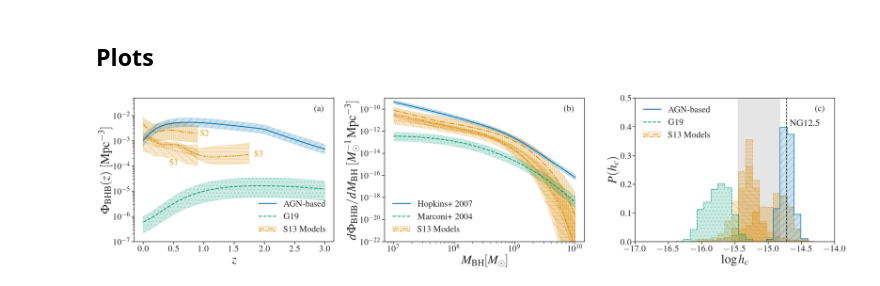
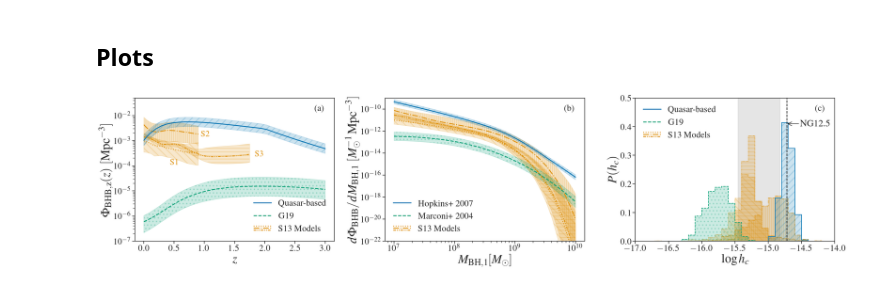
Before and after one commit to jacaseyclyde/multimessenger_smbhbs, a Jupyter notebook: notebooks/1. Constructing Binary Populations.ipynb, the cells around one changed output. Drawn from its saved outputs; the diff is of its cells as text; code cells hidden in the pictures.

```diff
--- a/notebooks/1. Constructing Binary Populations.ipynb
+++ b/notebooks/1. Constructing Binary Populations.ipynb
@@ -2165,3 +2210,3 @@ $\displaystyle \Phi_{\rm{BHB}, 0} = (1.1^{+0.9}_{-0.7}) \times 10^{-7.0}\;\rm{Mp
 # %%
-G19_local_bhmf = trapz(G19_bhb_population, z_range, axis=1) / (np.log(10) * (10 ** log_m_chirp_range[:, np.newaxis]))
-G19_local_bhmf_q = np.quantile(G19_local_bhmf, q=[.16, .5, .84], axis=-1)
+G19_total_bhmf = trapz(G19_bhb_population, z_range, axis=1) / (np.log(10) * (10 ** log_m_chirp_range[:, np.newaxis]))
+G19_total_bhmf_q = np.quantile(G19_total_bhmf, q=[.16, .5, .84], axis=-1)
@@ -2241,3 +2291,3 @@ $\displaystyle \Phi_{\rm{BHB}, 0, \rm{S1}} = (9.6^{+17.0}_{-6.7}) \times 10^{-5.
 # %%
-S1_local_bhmf = trapz(trapz(S1_bhb_population, q_range, axis=2), z_range_borch, axis=1) / (np.log(10) * (10 ** log_m_bh_range[:, np.newaxis]))
-S1_local_bhmf_q = np.quantile(S1_local_bhmf, q=[.16, .5, .84], axis=-1)
+S1_total_bhmf = trapz(trapz(S1_bhb_population, q_range, axis=2), z_range_borch, axis=1) / (np.log(10) * (10 ** log_m_bh_range[:, np.newaxis]))
+S1_total_bhmf_q = np.quantile(S1_total_bhmf, q=[.16, .5, .84], axis=-1)
@@ -2316,3 +2371,3 @@ $\displaystyle \Phi_{\rm{BHB}, 0, \rm{S2}} = (9.0^{+9.1}_{-6.1}) \times 10^{-4.0
 # %%
-S2_local_bhmf = trapz(trapz(S2_bhb_population, q_range, axis=2), z_range_drory, axis=1) / (np.log(10) * (10 ** log_m_bh_range[:, np.newaxis]))
-S2_local_bhmf_q = np.quantile(S2_local_bhmf, q=[.16, .5, .84], axis=-1)
+S2_total_bhmf = trapz(trapz(S2_bhb_population, q_range, axis=2), z_range_drory, axis=1) / (np.log(10) * (10 ** log_m_bh_range[:, np.newaxis]))
+S2_total_bhmf_q = np.quantile(S2_total_bhmf, q=[.16, .5, .84], axis=-1)
@@ -2391,3 +2451,3 @@ $\displaystyle \Phi_{\rm{BHB}, 0, \rm{S3}} = (1.7^{+0.7}_{-0.5}) \times 10^{-4.0
 # %%
-S3_local_bhmf = trapz(trapz(S3_bhb_population, q_range, axis=2), z_range_ilbert, axis=1) / (np.log(10) * (10 ** log_m_bh_range[:, np.newaxis]))
-S3_local_bhmf_q = np.quantile(S3_local_bhmf, q=[.16, .5, .84], axis=-1)
+S3_total_bhmf = trapz(trapz(S3_bhb_population, q_range, axis=2), z_range_ilbert, axis=1) / (np.log(10) * (10 ** log_m_bh_range[:, np.newaxis]))
+S3_total_bhmf_q = np.quantile(S3_total_bhmf, q=[.16, .5, .84], axis=-1)
@@ -2514,36 +2579,37 @@ ax[0].fill_between(z_range, differential_number_density_q[0], differential_numbe
 m1, = ax[0].plot(z_range, differential_number_density_q[1], color=cs[0], linewidth=3, linestyle='-')
 
 ax[0].set_yscale('log')
-ax[0].set_ylabel(r'$\Phi_{\rm{BHB}}(z)\ [\rm{Mpc}^{-3}]$', fontsize=label_fsize)
+ax[0].set_ylabel(r'$\Phi_{\rm{BHB}, z}(z)\ [\rm{Mpc}^{-3}]$', fontsize=label_fsize)
 ax[0].set_xlabel(r'$z$', fontsize=label_fsize)
 # ax[0].set_ylim((10 ** (log_nz_i_l_kw_fid_min - 1), 10 ** (log_nz_i_l_kw_fid_max + 1)))
 ax[0].set_ylim(top=5e-2, bottom=1e-7)
 
-ax[0].legend([m1, m2, (s1, s2, s3)], ['AGN-based', 'G19', 'S13 Models'], numpoints=1,
+ax[0].legend([m1, m2, (s1, s2, s3)], ['Quasar-based', 'G19', 'S13 Models'], numpoints=1,
              handler_map={tuple: HandlerTupleVertical(ndivide=None)}, loc='lower right', frameon=False, fontsize=legend_fsize)
 
 ax[0].text(.95, .95, '(a)', fontsize=legend_fsize, verticalalignment='top', horizontalalignment='right', transform=ax[0].transAxes)
 
-ax[1].fill_between(10 ** log_m_bh_range, S1_local_bhmf_q[0], S1_local_bhmf_q[2], color=cs[1], alpha=.2, hatch='\\')
-s1, = ax[1].plot(10 ** log_m_bh_range, S1_local_bhmf_q[1], color=cs[1],
+ax[1].fill_between(10 ** log_m_bh_range, S1_total_bhmf_q[0], S1_total_bhmf_q[2], color=cs[1], alpha=.2, hatch='\\')
+s1, = ax[1].plot(10 ** log_m_bh_range, S1_total_bhmf_q[1], color=cs[1],
                  linewidth=3, linestyle=':')
-ax[1].fill_between(10 ** log_m_bh_range, S2_local_bhmf_q[0], S2_local_bhmf_q[2], color=cs[1], alpha=.2, hatch='||')
-s2, = ax[1].plot(10 ** log_m_bh_range, S2_local_bhmf_q[1], color=cs[1],
+ax[1].fill_between(10 ** log_m_bh_range, S2_total_bhmf_q[0], S2_total_bhmf_q[2], color=cs[1], alpha=.2, hatch='||')
+s2, = ax[1].plot(10 ** log_m_bh_range, S2_total_bhmf_q[1], color=cs[1],
                  linewidth=3, linestyle='-.')
-ax[1].fill_between(10 ** log_m_bh_range, S3_local_bhmf_q[0], S3_local_bhmf_q[2], color=cs[1], alpha=.2, hatch='-')
-s3, = ax[1].plot(10 ** log_m_bh_range, S3_local_bhmf_q[1], color=cs[1],
+ax[1].fill_between(10 ** log_m_bh_range, S3_total_bhmf_q[0], S3_total_bhmf_q[2], color=cs[1], alpha=.2, hatch='-')
+s3, = ax[1].plot(10 ** log_m_bh_range, S3_total_bhmf_q[1], color=cs[1],
                  linewidth=3, linestyle=(0, (3, 1, 1, 1, 1, 1)))
 
-ax[1].fill_between(10 ** log_m_bh_range, G19_local_bhmf_q[0], G19_local_bhmf_q[2], color=cs[2], alpha=.2, hatch='.')
-m2, = ax[1].plot(10 ** log_m_bh_range, G19_local_bhmf_q[1], color=cs[2], linewidth=3, linestyle='--')
+ax[1].fill_between(10 ** log_m_bh_range, G19_total_bhmf_q[0][log_m_chirp_range != log_m_chirp_norm_min],
+                   G19_total_bhmf_q[2][log_m_chirp_range != log_m_chirp_norm_min], color=cs[2], alpha=.2, hatch='.')
+m2, = ax[1].plot(10 ** log_m_bh_range, G19_total_bhmf_q[1][log_m_chirp_range != log_m_chirp_norm_min], color=cs[2], linewidth=3, linestyle='--')
 
-ax[1].fill_between(10 ** log_m_bh_range, local_bhmf_q[0], local_bhmf_q[2], color=cs[0], alpha=.2, hatch='/')
-m1, = ax[1].plot(10 ** log_m_bh_range, local_bhmf_q[1], color=cs[0], linewidth=3, linestyle='-')
+ax[1].fill_between(10 ** log_m_bh_range, total_bhmf_q[0], total_bhmf_q[2], color=cs[0], alpha=.2, hatch='/')
+m1, = ax[1].plot(10 ** log_m_bh_range, total_bhmf_q[1], color=cs[0], linewidth=3, linestyle='-')
 
 ax[1].set_xscale('log')
 ax[1].set_yscale('log')
-ax[1].set_ylabel(r'$d \Phi_{\rm{BHB}} / d M_{\rm{BH}}\ [M_{\odot}^{-1}\,\rm{Mpc}^{-3}]$', fontsize=label_fsize)
-ax[1].set_xlabel(r'$M_{\rm{BH}} [M_{\odot}]$', fontsize=label_fsize)
+ax[1].set_ylabel(r'$d \Phi_{\rm{BHB}} / d M_{\rm{BH}, 1}\ [M_{\odot}^{-1}\,\rm{Mpc}^{-3}]$', fontsize=label_fsize)
+ax[1].set_xlabel(r'$M_{\rm{BH}, 1} [M_{\odot}]$', fontsize=label_fsize)
 ax[1].set_ylim(bottom=1e-22, top=1e-9)
 ax[1].legend([m1, m2, (s1, s2, s3)], ['Hopkins+ 2007', 'Marconi+ 2004', 'S13 Models'], numpoints=1,
              handler_map={tuple: HandlerTupleVertical(ndivide=None)}, loc='lower left', frameon=False, fontsize=legend_fsize)
@@ -2576,45 +2642,37 @@ ax[2].hist(np.log10(S3_hc[-1, -1, -1, :]), histtype='step', bins=bins,
            weights=np.repeat(1 / len(S3_hc[-1, -1, -1, :]), len(S3_hc[-1, -1, -1, :])),
            fill=True, alpha=.2, hatch='-')
 ax[2].hist(np.log10(S3_hc[-1, -1, -1, :]), histtype='step', bins=bins,
            density=False, color=cs[1], linestyle=(0, (3, 1, 1, 1, 1, 1)),
            label=r'S13: Realization 3',
            weights=np.repeat(1 / len(S3_hc[-1, -1, -1, :]), len(S3_hc[-1, -1, -1, :])))
 
 ax[2].hist(np.log10(G19_hc[-1, -1, :]), histtype='step', bins=bins, density=False, color=cs[2], linestyle='--',
            label=r'G19', weights=np.repeat(1 / len(G19_hc[-1, -1, :]), len(G19_hc[-1, -1, :])), linewidth=2, fill=True, alpha=.2, hatch='.')
 ax[2].hist(np.log10(G19_hc[-1, -1, :]), histtype='step', bins=bins, density=False, color=cs[2], linestyle='--',
            label=r'G19', weights=np.repeat(1 / len(G19_hc[-1, -1, :]), len(G19_hc[-1, -1, :])), linewidth=2)
 
 ax[2].hist(np.log10(hc[-1, -1, -1, :]), histtype='step', bins=bins, density=False, color=cs[0], linestyle='-',
-           label=r'AGN-based', weights=np.repeat(1 / len(hc[-1, -1, -1, :]), len(hc[-1, -1, -1, :])), linewidth=2,
+           label=r'Quasar-based', weights=np.repeat(1 / len(hc[-1, -1, -1, :]), len(hc[-1, -1, -1, :])), linewidth=2,
            fill=True, alpha=.2, hatch='/')
 ax[2].hist(np.log10(hc[-1, -1, -1, :]), histtype='step', bins=bins, density=False, color=cs[0], linestyle='-',
-           label=r'AGN-based', weights=np.repeat(1 / len(hc[-1, -1, -1, :]), len(hc[-1, -1, -1, :])), linewidth=2)
-
-# ax[2].annotate(r'S13',
-#                xy=(log_sesana_min - .3, .49))
-# ax[2].errorbar(log_hc_mid, 0.45,
-#              xerr=[[log_hc_l],
-#                    [log_hc_h]],
-#              capsize=4, color=cs[0])
-# ax[2].annotate(r'This Work',
-#                xy=(log_hc_min - .75, .44))
+           label=r'Quasar-based', weights=np.repeat(1 / len(hc[-1, -1, -1, :]), len(hc[-1, -1, -1, :])), linewidth=2)
 
 ax[2].axvline(np.log10(1.9e-15), color='k', linestyle='--')
 ax[2].annotate(r'NG12.5',
-               xy=(np.log10(1.9e-15) + .03, .4), xytext=(3, 3),
-               textcoords="offset points", rotation_mode='anchor', rotation=0)
+               xy=(np.log10(1.9e-15), .41), xytext=(np.log10(1.9e-15) + 0.2, .41), xycoords='data', textcoords='data',
+               arrowprops=dict(arrowstyle="->", linestyle='-', color='k',
+                              relpos=(0,.5)), ha='left', va='center')
 ax[2].set_xlabel(r'$\log h_{c}$', fontsize=label_fsize)
 ax[2].set_ylabel(r'$P(h_{c})$', fontsize=label_fsize)
 ax[2].set_xlim(left=-17, right=-14)
 ax[2].set_ylim(top=.5)
-ax[2].legend([m1, m2, (s1, s2, s3)], ['AGN-based', 'G19', 'S13 Models'], numpoints=1,
+ax[2].legend([m1, m2, (s1, s2, s3)], ['Quasar-based', 'G19', 'S13 Models'], numpoints=1,
              handler_map={tuple: HandlerTupleVertical(ndivide=None)}, frameon=False, loc='upper left', fontsize=legend_fsize)
 ax[2].text(.95, .95, '(c)', fontsize=legend_fsize, verticalalignment='top', horizontalalignment='right', transform=ax[2].transAxes)
 
 plt.tight_layout()
 plt.savefig('../reports/figures/model_comparison.pdf')
 plt.savefig('../reports/figures/model_comparison.png')
 plt.show()
 # %% [output]
-[figure, old version]
+[figure, new version]
```
Also changed, not shown: parts of 107 cells of this notebook, 29 other files.
